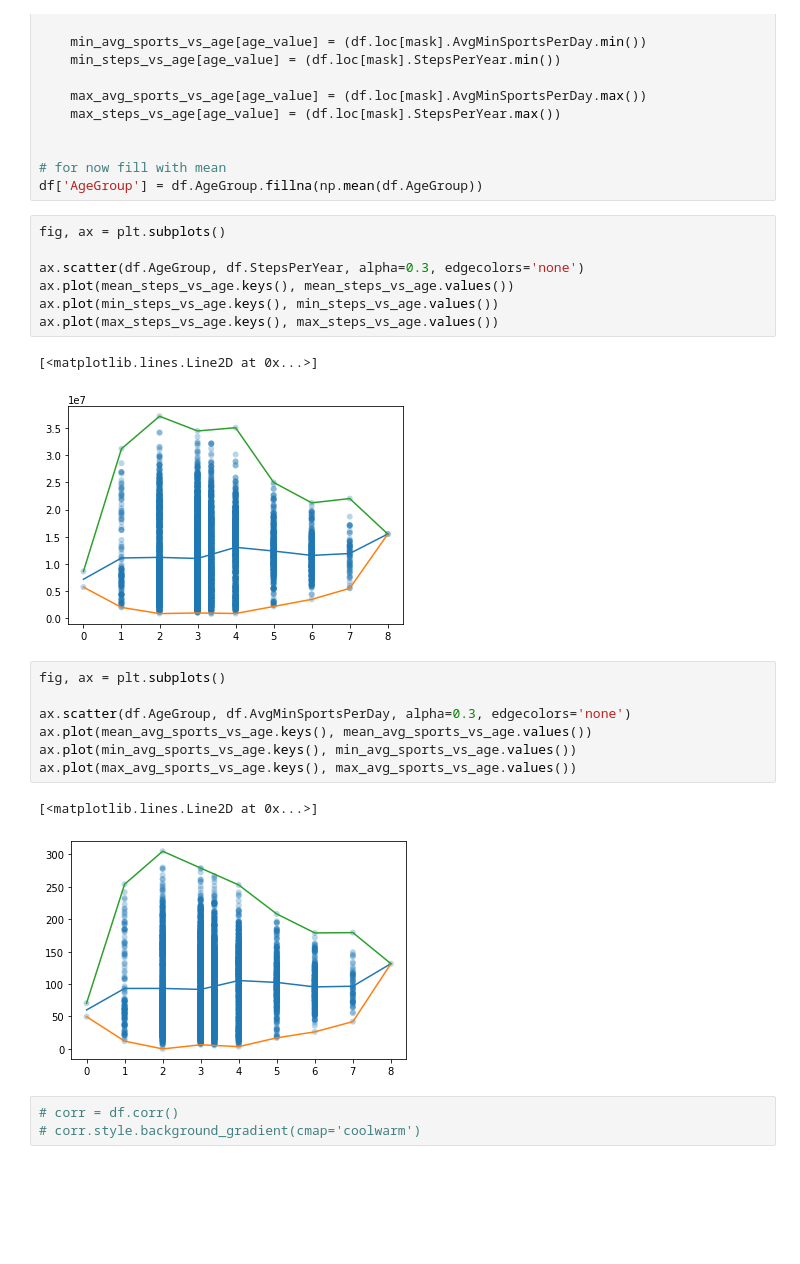
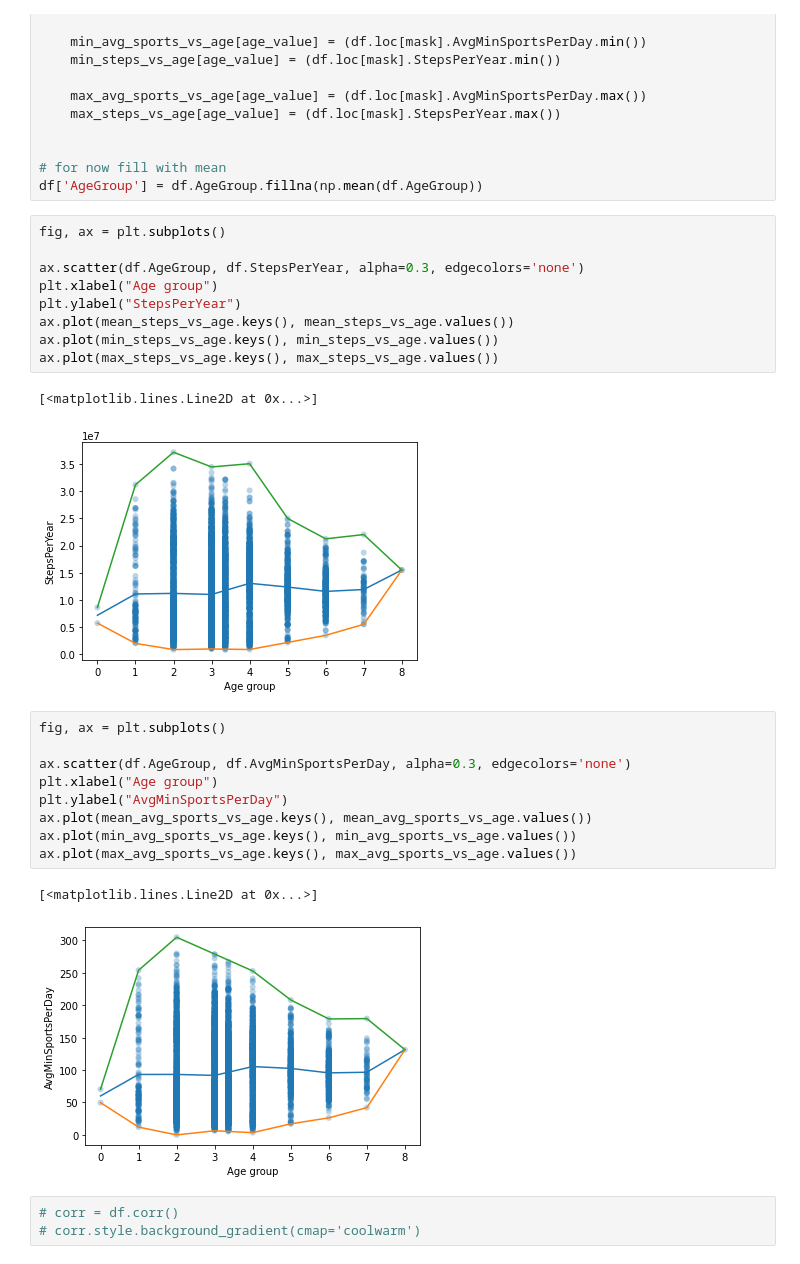
Before and after one commit to aka-sova/236756_Introduction_to_ML, a Jupyter notebook: hw5/wet_alex/clusters_analysis.ipynb, the cells around one changed output. Drawn from its saved outputs; the diff is of its cells as text; blank space fills up the shorter version.

```diff
--- a/hw5/wet_alex/clusters_analysis.ipynb
+++ b/hw5/wet_alex/clusters_analysis.ipynb
@@ -98,22 +98,26 @@ df['AgeGroup'] = df.AgeGroup.fillna(np.mean(df.AgeGroup))
 fig, ax = plt.subplots()
 
 ax.scatter(df.AgeGroup, df.StepsPerYear, alpha=0.3, edgecolors='none')
+plt.xlabel("Age group")
+plt.ylabel("StepsPerYear")
 ax.plot(mean_steps_vs_age.keys(), mean_steps_vs_age.values())
 ax.plot(min_steps_vs_age.keys(), min_steps_vs_age.values())
 ax.plot(max_steps_vs_age.keys(), max_steps_vs_age.values())
 # %% [output]
 [<matplotlib.lines.Line2D at 0x...>]
-[figure, old version]
+[figure, new version]
 # %%
 fig, ax = plt.subplots()
 
 ax.scatter(df.AgeGroup, df.AvgMinSportsPerDay, alpha=0.3, edgecolors='none')
+plt.xlabel("Age group")
+plt.ylabel("AvgMinSportsPerDay")
 ax.plot(mean_avg_sports_vs_age.keys(), mean_avg_sports_vs_age.values())
 ax.plot(min_avg_sports_vs_age.keys(), min_avg_sports_vs_age.values())
 ax.plot(max_avg_sports_vs_age.keys(), max_avg_sports_vs_age.values())
 # %% [output]
 [<matplotlib.lines.Line2D at 0x...>]
-[figure, old version]
+[figure, new version]
 # %%
 # corr = df.corr()
 # corr.style.background_gradient(cmap='coolwarm')
```
Also changed, not shown: parts of 34 cells of this notebook, 6 other files.
